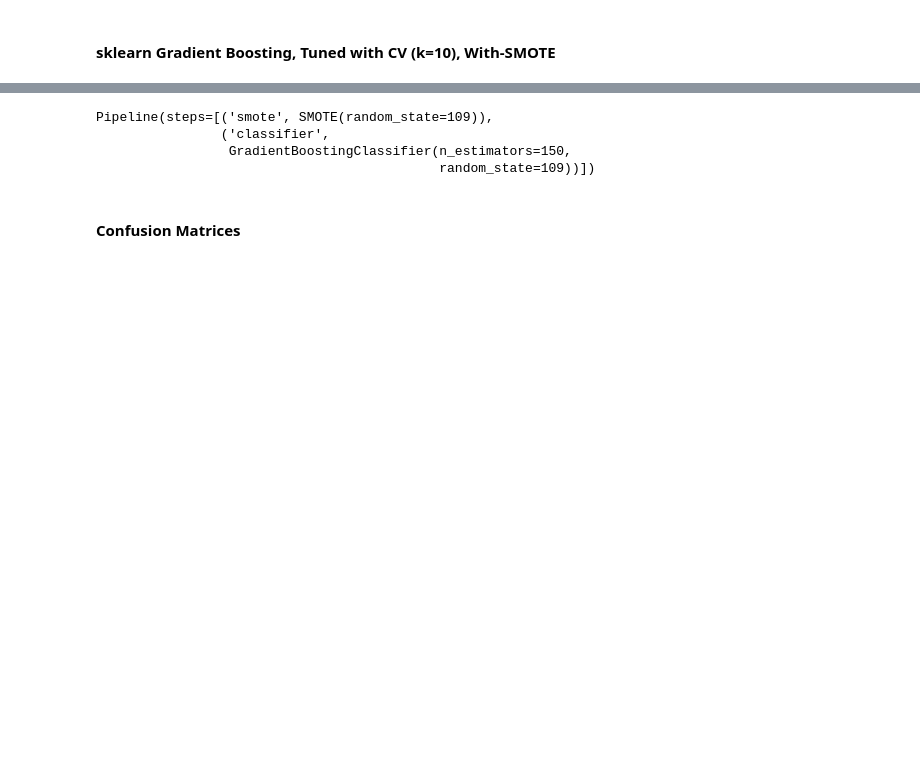
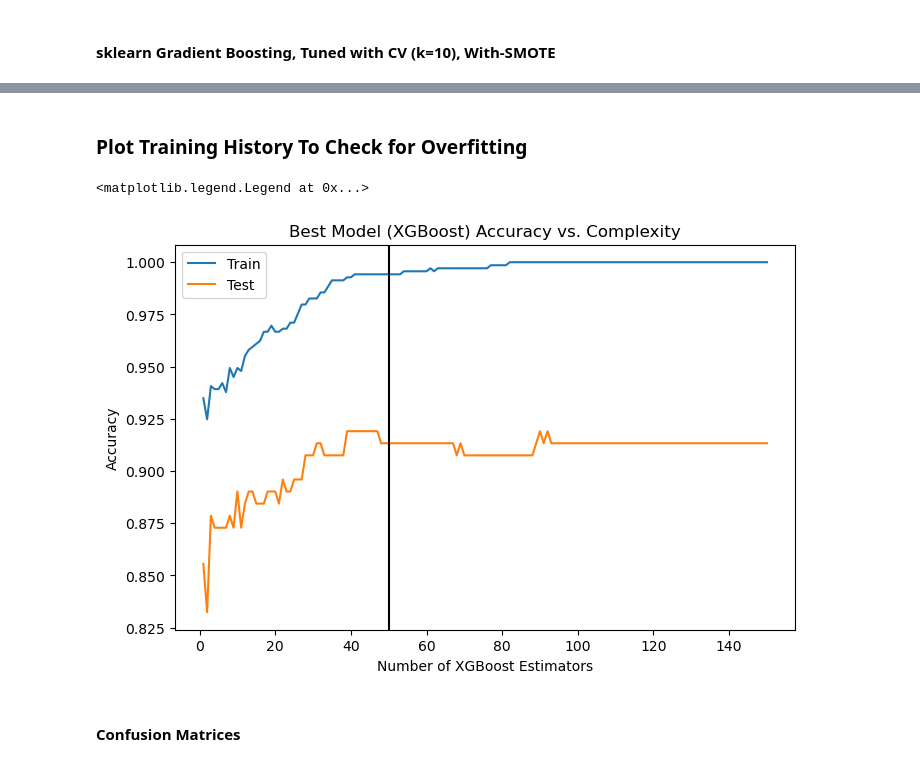
Before and after one commit to Adam-Boesky/Classifying_Galaxies, a Jupyter notebook: modeling/final-models.ipynb, the cells around one changed output, grey strips where cells are left out. Cells and saved outputs as stored; diff of their text form; code cells hidden in the pictures; blank space fills up the shorter version.

```diff
--- a/modeling/final-models.ipynb
+++ b/modeling/final-models.ipynb
@@ -336,15 +462,2 @@ display(pd.DataFrame(hubble_accuracies).T)
-# %%
-# Declare an instance of the best model and fit
-best_model = Pipeline([
-    ('smote', SMOTE(random_state=109)),
-    ('classifier', GradientBoostingClassifier(random_state=109,
-                                              learning_rate=grid_search.best_params_['classifier__learning_rate'],
-                                              max_depth=grid_search.best_params_['classifier__max_depth'],
-                                              n_estimators=grid_search.best_params_['classifier__n_estimators']))
-])
-best_model.fit(X_train_std, y_train_hubble)
-# %% [output]
-Pipeline(steps=[('smote', SMOTE(random_state=109)),
-                ('classifier',
-                 GradientBoostingClassifier(n_estimators=150,
-                                            random_state=109))])
+# %% [markdown]
+### Plot Training History To Check for Overfitting
@@ -351,3 +489,17 @@ Pipeline(steps=[('smote', SMOTE(random_state=109)),
+# %%
+# Plot
+n_ests = list(range(1, 151))
+plt.figure(figsize=(8, 5))
+plt.plot(n_ests, train_acc, label='Train')
+plt.plot(n_ests, test_acc, label='Test')
+plt.xlabel('Number of XGBoost Estimators')
+plt.ylabel('Accuracy')
+plt.title("Best Model (XGBoost) Accuracy vs. Complexity")
+plt.axvline(50, c='k')
+plt.legend()
+# %% [output]
+<matplotlib.legend.Legend at 0x...>
+[figure, added]
 # %% [markdown]
 #### Confusion Matrices
 # %%
```
Also changed, not shown: parts of 32 cells of this notebook.
